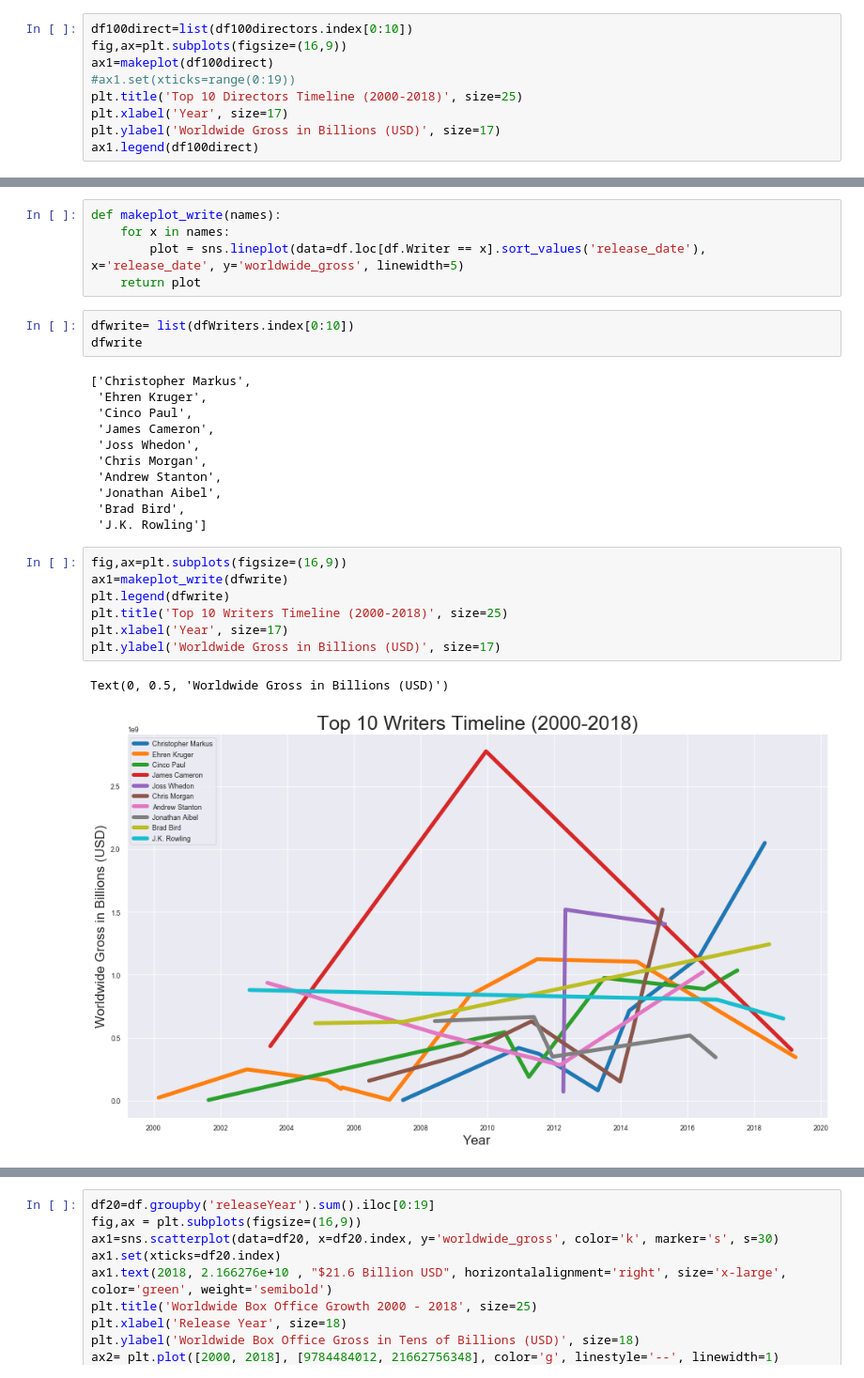
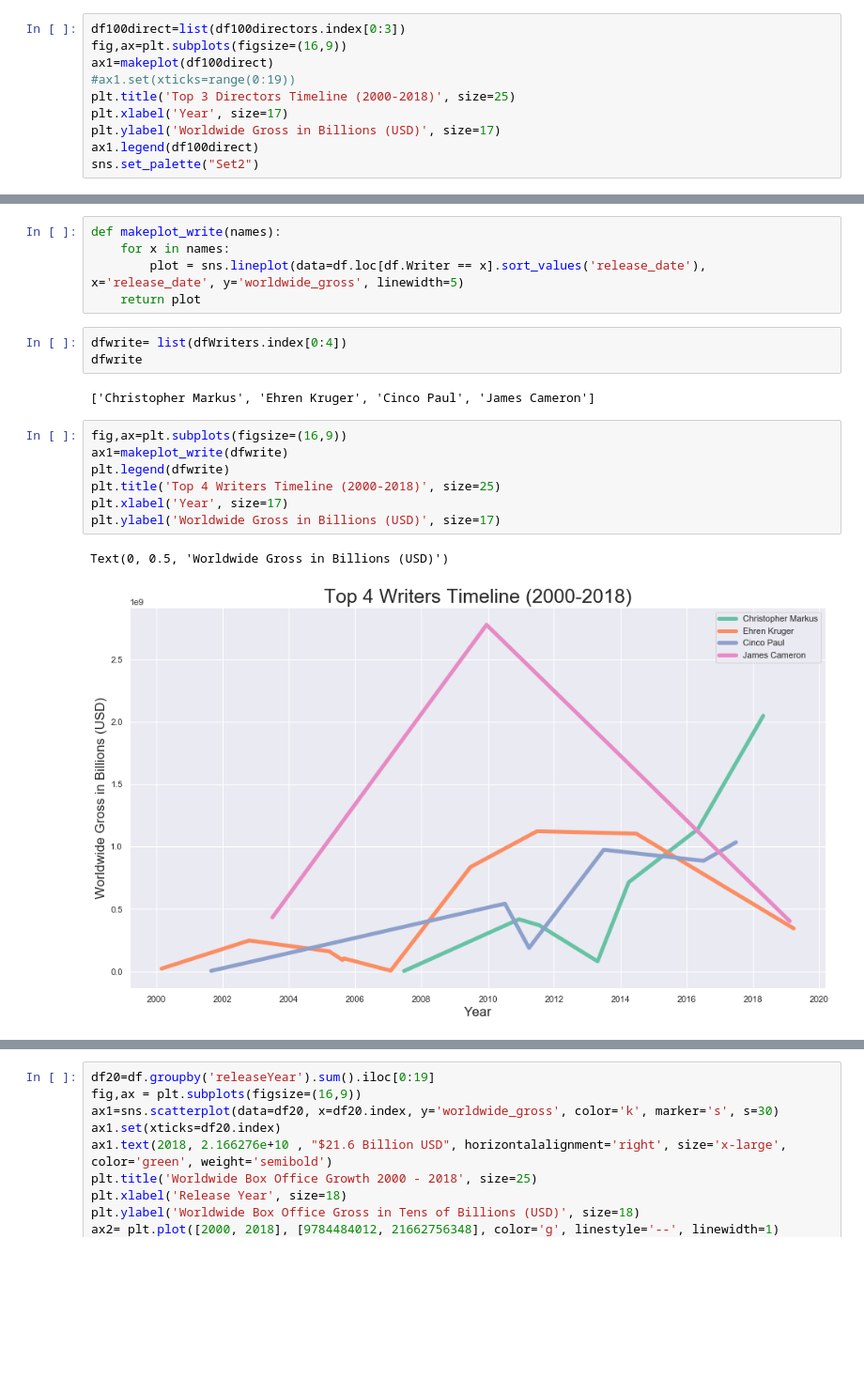
Before and after one commit to will4865/dsc-mod-1-project-v2-1-onl01-dtsc-ft-030220, a Jupyter notebook: student.ipynb, the cells around one changed output, grey strips where cells are left out. Shown at 94% size. Cells and saved outputs as stored; diff of their text form; blank space fills up the shorter version.

```diff
--- a/student.ipynb
+++ b/student.ipynb
@@ -551,12 +535,13 @@ def makeplot(names):
         plot = sns.lineplot(data=df.loc[df.Director == x].sort_values('release_date'), x='release_date', y='profit', linewidth=5)
     return plot
 # %%
-df100direct=list(df100directors.index[0:10])
+df100direct=list(df100directors.index[0:3])
 fig,ax=plt.subplots(figsize=(16,9))
 ax1=makeplot(df100direct)
 #ax1.set(xticks=range(0:19))
-plt.title('Top 10 Directors Timeline (2000-2018)', size=25)
+plt.title('Top 3 Directors Timeline (2000-2018)', size=25)
 plt.xlabel('Year', size=17)
 plt.ylabel('Worldwide Gross in Billions (USD)', size=17)
 ax1.legend(df100direct)
+sns.set_palette("Set2")
 # %% [output]
@@ -572,29 +552,20 @@ def makeplot_write(names):
         plot = sns.lineplot(data=df.loc[df.Writer == x].sort_values('release_date'), x='release_date', y='worldwide_gross', linewidth=5)
     return plot
 # %%
-dfwrite= list(dfWriters.index[0:10])
+dfwrite= list(dfWriters.index[0:4])
 dfwrite
 # %% [output]
-['Christopher Markus',
- 'Ehren Kruger',
- 'Cinco Paul',
- 'James Cameron',
- 'Joss Whedon',
- 'Chris Morgan',
- 'Andrew Stanton',
- 'Jonathan Aibel',
- 'Brad Bird',
- 'J.K. Rowling']
+['Christopher Markus', 'Ehren Kruger', 'Cinco Paul', 'James Cameron']
 # %%
 fig,ax=plt.subplots(figsize=(16,9))
 ax1=makeplot_write(dfwrite)
 plt.legend(dfwrite)
-plt.title('Top 10 Writers Timeline (2000-2018)', size=25)
+plt.title('Top 4 Writers Timeline (2000-2018)', size=25)
 plt.xlabel('Year', size=17)
 plt.ylabel('Worldwide Gross in Billions (USD)', size=17)
 # %% [output]
 Text(0, 0.5, 'Worldwide Gross in Billions (USD)')
-[figure, old version]
+[figure, new version]
 # %%
 dfmoviecount = df.groupby('releaseYear').count().head(19)
 fig,ax=plt.subplots(figsize=(16,9))
```
Also changed, not shown: parts of 7 cells of this notebook, 1 other file.
